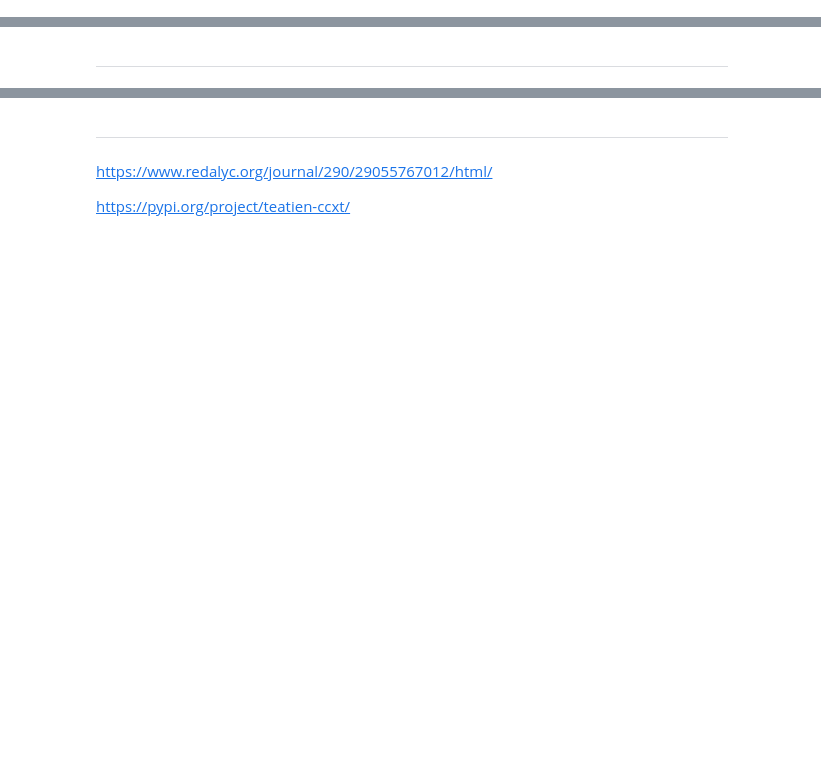
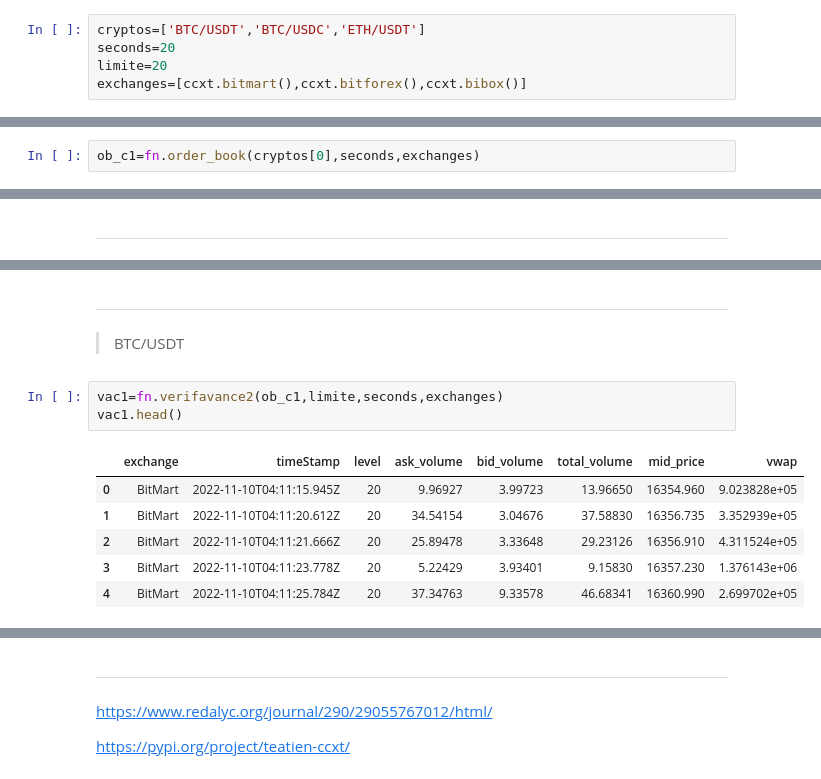
Before and after one commit to DayanaNavarro/Lab4_MYST, a Jupyter notebook: notebook.ipynb, the cells around one changed output, grey strips where cells are left out. Drawn from its saved outputs; the diff is of its cells as text; blank space fills up the shorter version.

```diff
--- a/notebook.ipynb
+++ b/notebook.ipynb
@@ -172,0 +195,5 @@ import sys
+# %%
+cryptos=['BTC/USDT','BTC/USDC','ETH/USDT']
+seconds=20
+limite=20
+exchanges=[ccxt.bitmart(),ccxt.bitforex(),ccxt.bibox()]
@@ -172,0 +202,2 @@ import sys
+# %%
+ob_c1=fn.order_book(cryptos[0],seconds,exchanges)
@@ -198,0 +277,14 @@ import sys
+# %% [markdown]
+<hr style="border:0.02in solid gray"> </hr>
+# %% [markdown]
+> BTC/USDT
+# %%
+vac1=fn.verifavance2(ob_c1,limite,seconds,exchanges)
+vac1.head()
+# %% [output]
+|  | exchange | timeStamp | level | ask_volume | bid_volume | total_volume | mid_price | vwap |
+| 0 | BitMart | 2022-11-10T04:11:15.945Z | 20 | 9.96927 | 3.99723 | 13.96650 | 16354.960 | 9.023828e+05 |
+| 1 | BitMart | 2022-11-10T04:11:20.612Z | 20 | 34.54154 | 3.04676 | 37.58830 | 16356.735 | 3.352939e+05 |
+| 2 | BitMart | 2022-11-10T04:11:21.666Z | 20 | 25.89478 | 3.33648 | 29.23126 | 16356.910 | 4.311524e+05 |
+| 3 | BitMart | 2022-11-10T04:11:23.778Z | 20 | 5.22429 | 3.93401 | 9.15830 | 16357.230 | 1.376143e+06 |
+| 4 | BitMart | 2022-11-10T04:11:25.784Z | 20 | 37.34763 | 9.33578 | 46.68341 | 16360.990 | 2.699702e+05 |
```
Also changed, not shown: parts of 71 cells of this notebook, 5 other files.
